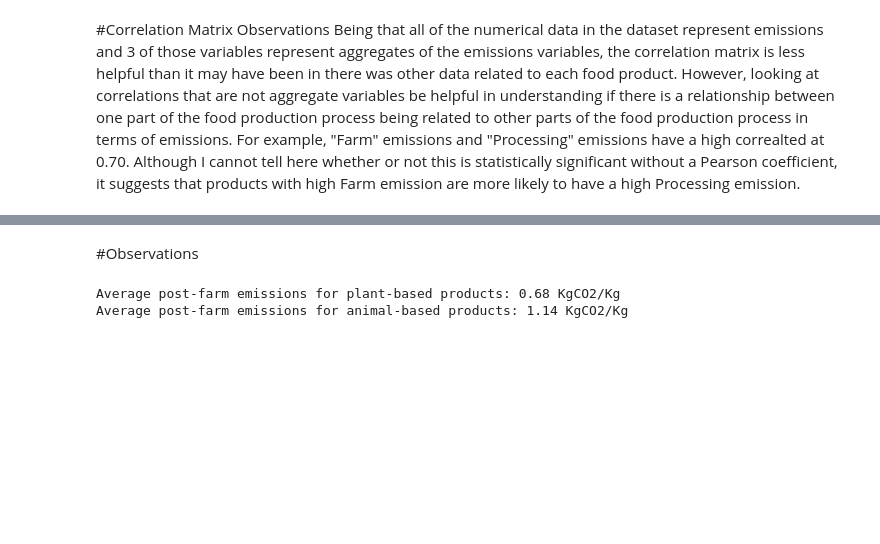
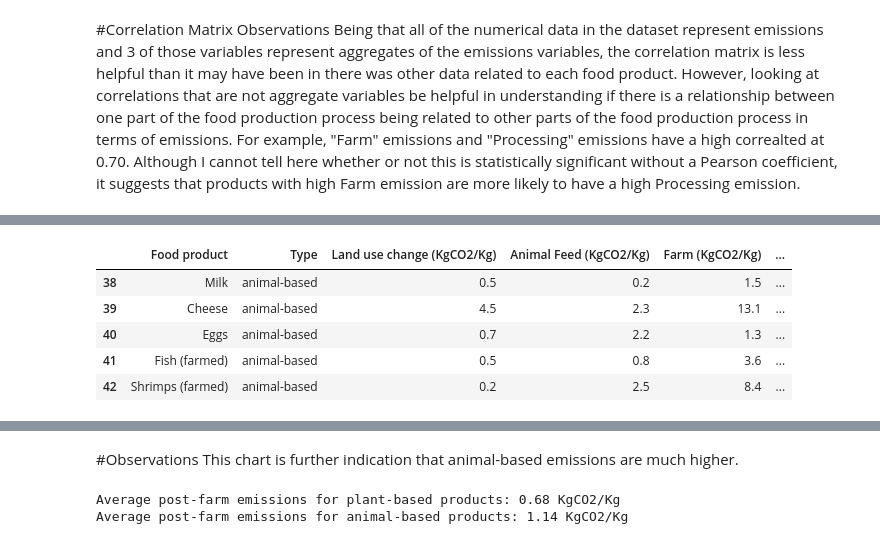
Before and after one commit to kzukeri/portfolio, a Jupyter notebook: Kweli-Final-Project.ipynb, the cells around one changed output, grey strips where cells are left out. Drawn from its saved outputs; the diff is of its cells as text; code cells hidden in the pictures; blank space fills up the shorter version.

```diff
--- a/Kweli-Final-Project.ipynb
+++ b/Kweli-Final-Project.ipynb
@@ -515,3 +527,12 @@ fig.show()
+# %%
+FoodDataFrame2.tail(5)
+# %% [output]
+|  | Food product | Type | Land use change (KgCO2/Kg) | Animal Feed (KgCO2/Kg) | Farm (KgCO2/Kg) | ... |
+| 38 | Milk | animal-based | 0.5 | 0.2 | 1.5 | ... |
+| 39 | Cheese | animal-based | 4.5 | 2.3 | 13.1 | ... |
+| 40 | Eggs | animal-based | 0.7 | 2.2 | 1.3 | ... |
+| 41 | Fish (farmed) | animal-based | 0.5 | 0.8 | 3.6 | ... |
+| 42 | Shrimps (farmed) | animal-based | 0.2 | 2.5 | 8.4 | ... |
 # %%
 # Create visualization for total Carbon Emissions for Plant-based vs. Animal-based
 fig  = px.scatter(FoodDataFrame2,x='Type',
@@ -540,8 +564,9 @@ fig.update_layout(
 fig.show()
 # %% [output]
 [interactive output not drawn]
-# %% [markdown]
-#Observations
+# %% [markdown]
+#Observations
+This chart is further indication that animal-based emissions are much higher.
 # %%
 #Return an average aggregate variable for plant-based food products for post-farm emissions and return an average aggregate variable for animal-based food products for post-farm emissions
 
```
Also changed, not shown: parts of 16 cells of this notebook.
